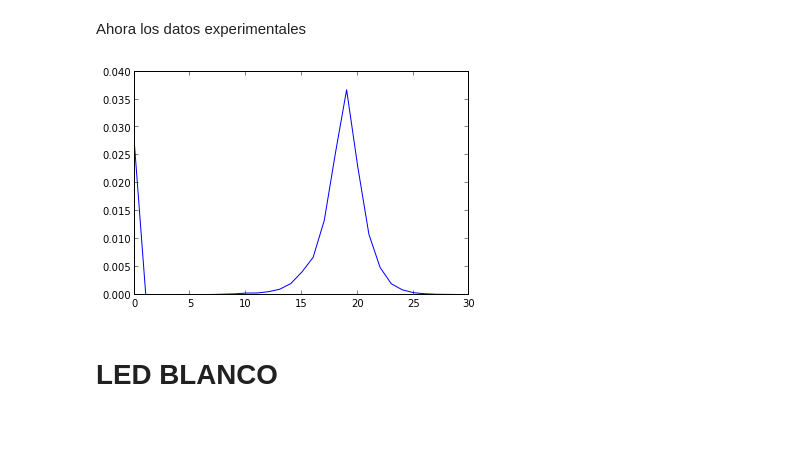
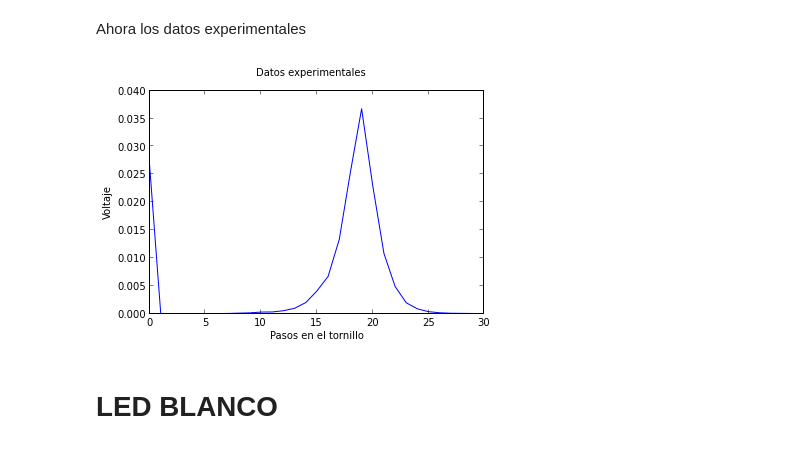
Before and after one commit to CristinaNavarrete/LabIntermedio, a Jupyter notebook: calculoslambdaLABINTER.ipynb, the cells around one changed output. Drawn from its saved outputs; the diff is of its cells as text; code cells hidden in the pictures.

```diff
--- a/calculoslambdaLABINTER.ipynb
+++ b/calculoslambdaLABINTER.ipynb
@@ -53,12 +60,15 @@ Ahora los datos experimentales
 # %%
 expe=loadtxt('datosMonocromador/LED_rojo.dat')
 posini=4.7 #en milimetros
 paso=expe[:,0]
 vale=expe[:,1]
+plt.suptitle('Datos experimentales')
 plot(paso, vale)
+xlabel('Pasos en el tornillo')
+ylabel('Voltaje')#Voltaje medido en el osciloscopio
 show()
 # %% [output]
-[figure, old version]
+[figure, new version]
 # %% [markdown]
 # LED BLANCO
 # %%
```
Also changed, not shown: parts of 9 cells of this notebook, 5 other files.
